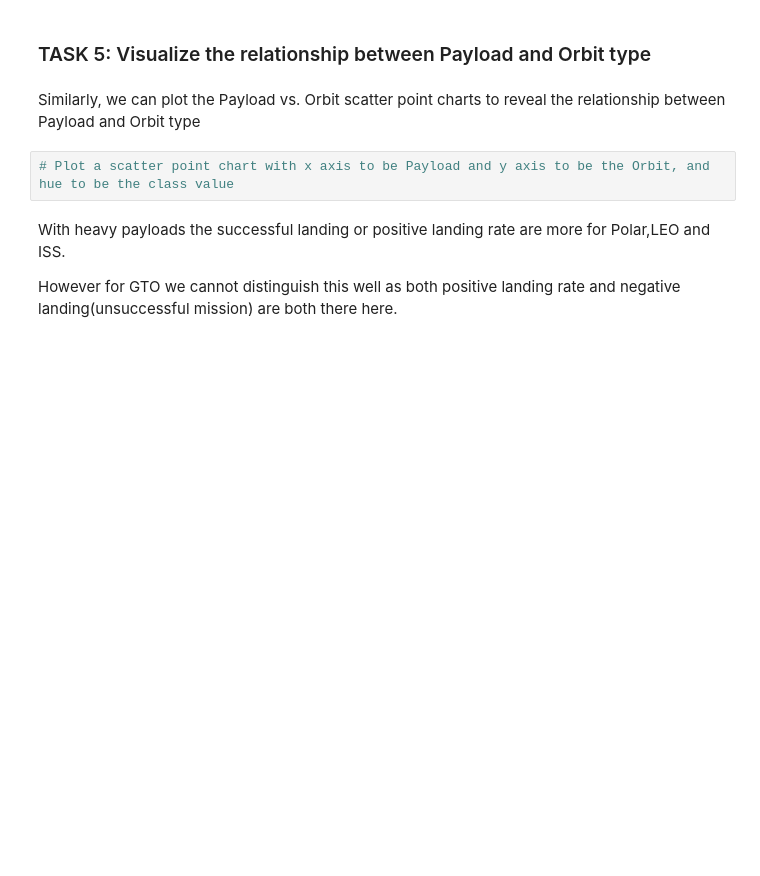
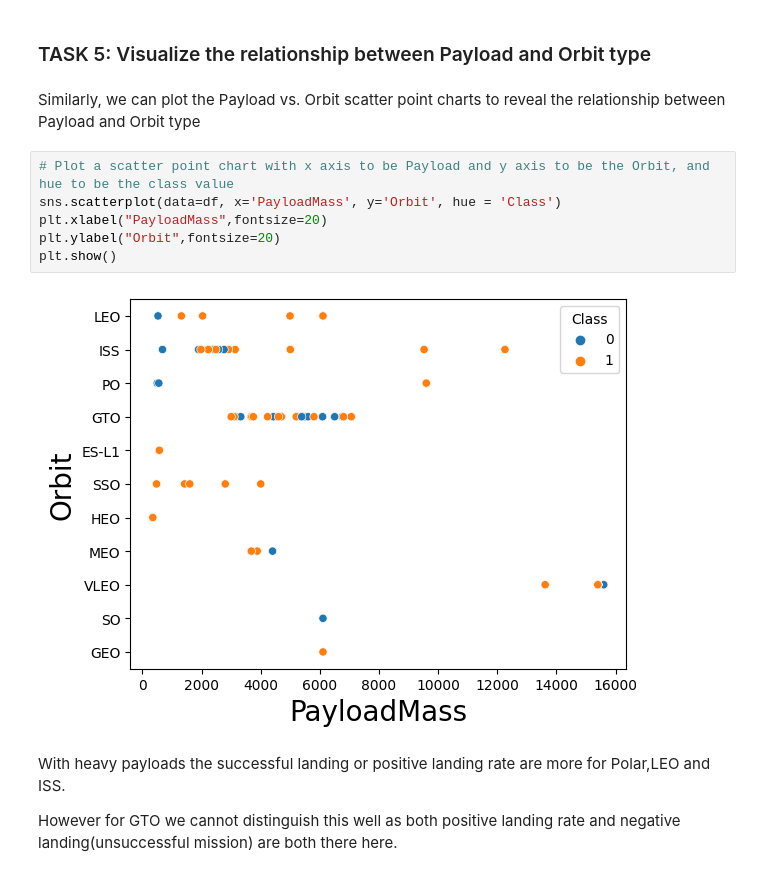
Before and after one commit to junmingtheo/mbi-a-d-s, a Jupyter notebook: jupyter_labs_eda_dataviz.ipynb, the cells around one changed output. Cells and saved outputs as stored; diff of their text form; blank space fills up the shorter version.

```diff
--- a/jupyter_labs_eda_dataviz.ipynb
+++ b/jupyter_labs_eda_dataviz.ipynb
@@ -110,6 +138,12 @@ You should see that in the LEO orbit the Success appears related to the number o
 Similarly, we can plot the Payload vs. Orbit scatter point charts to reveal the relationship between Payload and Orbit type
 # %%
 # Plot a scatter point chart with x axis to be Payload and y axis to be the Orbit, and hue to be the class value
+sns.scatterplot(data=df, x='PayloadMass', y='Orbit', hue = 'Class')
+plt.xlabel("PayloadMass",fontsize=20)
+plt.ylabel("Orbit",fontsize=20)
+plt.show()
+# %% [output]
+[figure, added]
 # %% [markdown]
 With heavy payloads the successful landing or positive landing rate are more for Polar,LEO and ISS.
 
```
Also changed, not shown: parts of 12 cells of this notebook.
